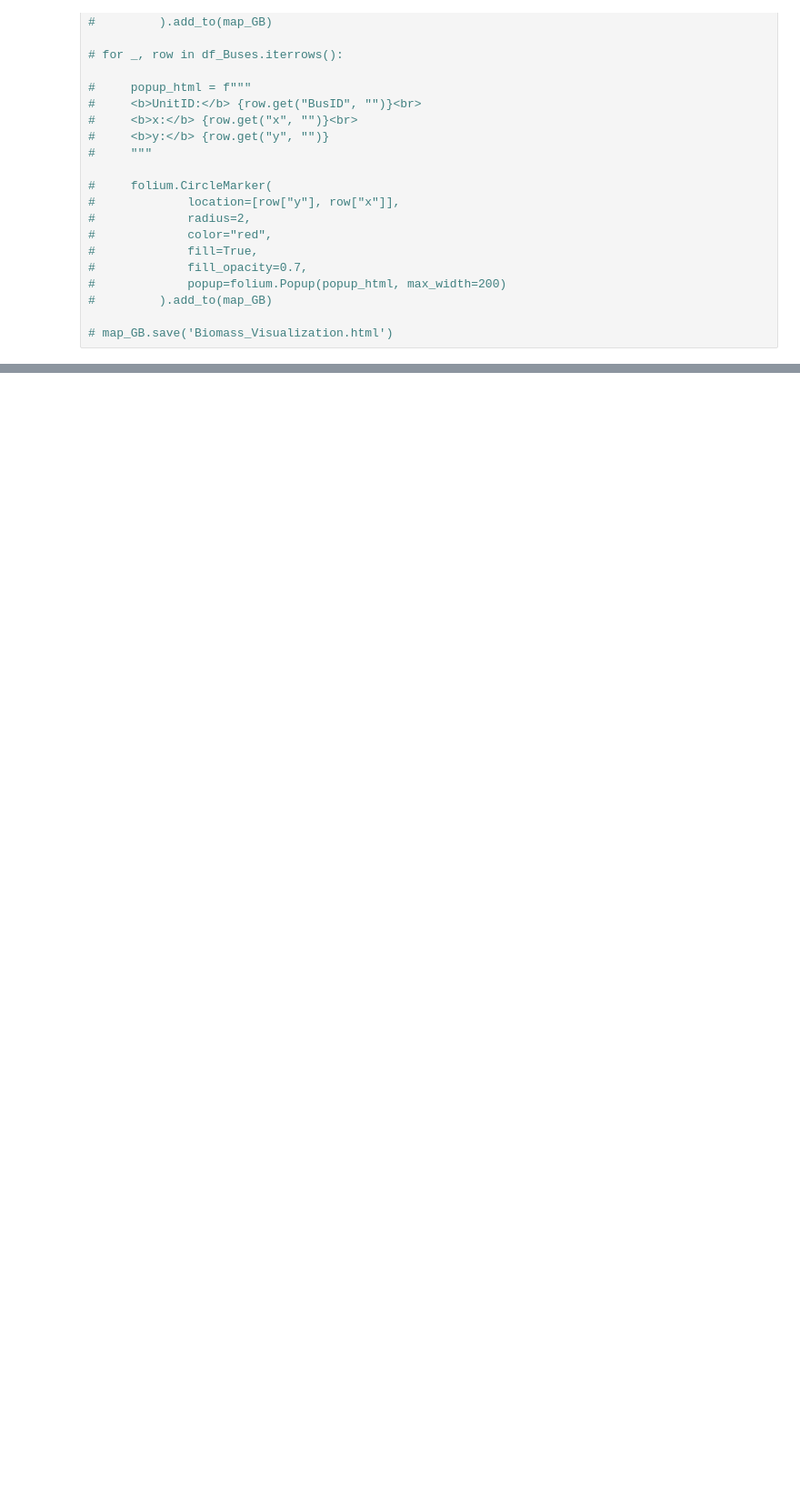
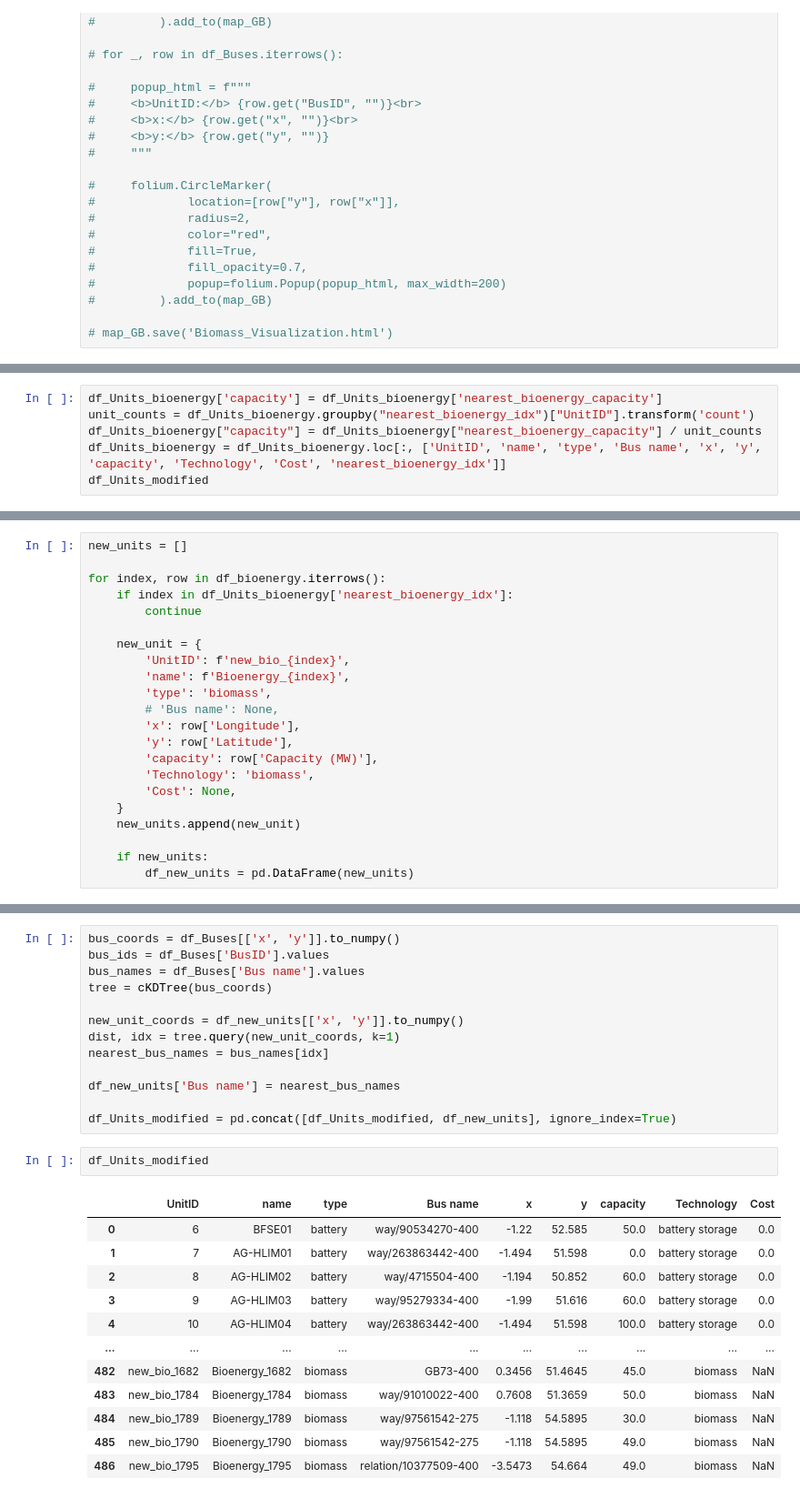
Before and after one commit to zhichuanma/Nature-EV, a Jupyter notebook: data/Units_data_compare/Units_data_compare.ipynb, the cells around one changed output, grey strips where cells are left out. Shown at 91% size. Cells and saved outputs as stored; diff of their text form; blank space fills up the shorter version.

```diff
--- a/data/Units_data_compare/Units_data_compare.ipynb
+++ b/data/Units_data_compare/Units_data_compare.ipynb
@@ -140,0 +137,6 @@ df_Units_bioenergy
+# %%
+df_Units_bioenergy['capacity'] = df_Units_bioenergy['nearest_bioenergy_capacity']
+unit_counts = df_Units_bioenergy.groupby("nearest_bioenergy_idx")["UnitID"].transform('count')
+df_Units_bioenergy["capacity"] = df_Units_bioenergy["nearest_bioenergy_capacity"] / unit_counts
+df_Units_bioenergy = df_Units_bioenergy.loc[:, ['UnitID', 'name', 'type', 'Bus name', 'x', 'y', 'capacity', 'Technology', 'Cost', 'nearest_bioenergy_idx']]
+df_Units_modified
@@ -140,0 +159,22 @@ df_Units_bioenergy
+# %%
+new_units = []
+
+for index, row in df_bioenergy.iterrows():
+    if index in df_Units_bioenergy['nearest_bioenergy_idx']:
+        continue
+
+    new_unit = {
+        'UnitID': f'new_bio_{index}',
+        'name': f'Bioenergy_{index}',
+        'type': 'biomass',
+        # 'Bus name': None,
+        'x': row['Longitude'],
+        'y': row['Latitude'],
+        'capacity': row['Capacity (MW)'],
+        'Technology': 'biomass',
+        'Cost': None,
+    }
+    new_units.append(new_unit)
+
+    if new_units:
+        df_new_units = pd.DataFrame(new_units)
@@ -140,0 +183,28 @@ df_Units_bioenergy
+# %%
+bus_coords = df_Buses[['x', 'y']].to_numpy()
+bus_ids = df_Buses['BusID'].values
+bus_names = df_Buses['Bus name'].values
+tree = cKDTree(bus_coords)
+
+new_unit_coords = df_new_units[['x', 'y']].to_numpy()
+dist, idx = tree.query(new_unit_coords, k=1)
+nearest_bus_names = bus_names[idx]
+
+df_new_units['Bus name'] = nearest_bus_names
+
+df_Units_modified = pd.concat([df_Units_modified, df_new_units], ignore_index=True)
+# %%
+df_Units_modified
+# %% [output]
+|  | UnitID | name | type | Bus name | x | y | capacity | Technology | Cost |
+| 0 | 6 | BFSE01 | battery | way/90534270-400 | -1.22 | 52.585 | 50.0 | battery storage | 0.0 |
+| 1 | 7 | AG-HLIM01 | battery | way/263863442-400 | -1.494 | 51.598 | 0.0 | battery storage | 0.0 |
+| 2 | 8 | AG-HLIM02 | battery | way/4715504-400 | -1.194 | 50.852 | 60.0 | battery storage | 0.0 |
+| 3 | 9 | AG-HLIM03 | battery | way/95279334-400 | -1.99 | 51.616 | 60.0 | battery storage | 0.0 |
+| 4 | 10 | AG-HLIM04 | battery | way/263863442-400 | -1.494 | 51.598 | 100.0 | battery storage | 0.0 |
+| ... | ... | ... | ... | ... | ... | ... | ... | ... | ... |
+| 482 | new_bio_1682 | Bioenergy_1682 | biomass | GB73-400 | 0.3456 | 51.4645 | 45.0 | biomass | NaN |
+| 483 | new_bio_1784 | Bioenergy_1784 | biomass | way/91010022-400 | 0.7608 | 51.3659 | 50.0 | biomass | NaN |
+| 484 | new_bio_1789 | Bioenergy_1789 | biomass | way/97561542-275 | -1.118 | 54.5895 | 30.0 | biomass | NaN |
+| 485 | new_bio_1790 | Bioenergy_1790 | biomass | way/97561542-275 | -1.118 | 54.5895 | 49.0 | biomass | NaN |
+| 486 | new_bio_1795 | Bioenergy_1795 | biomass | relation/10377509-400 | -3.5473 | 54.664 | 49.0 | biomass | NaN |
```
Also changed, not shown: parts of 8 cells of this notebook, 8 other files.
